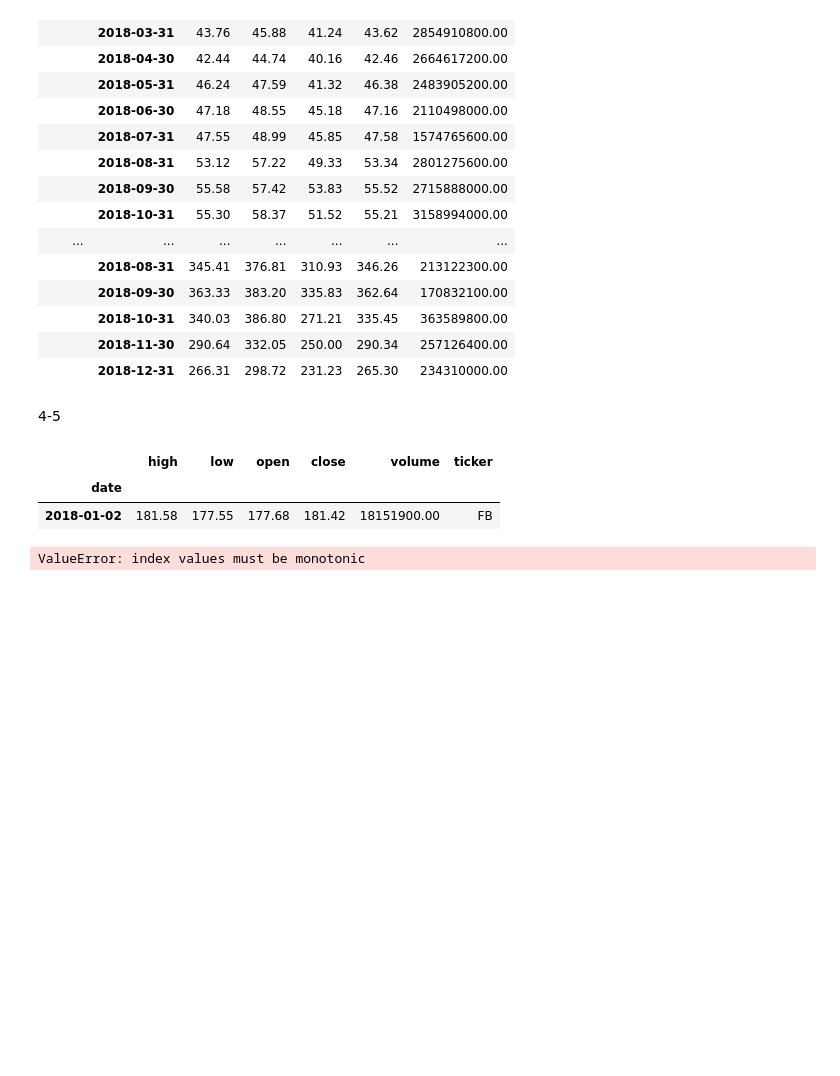
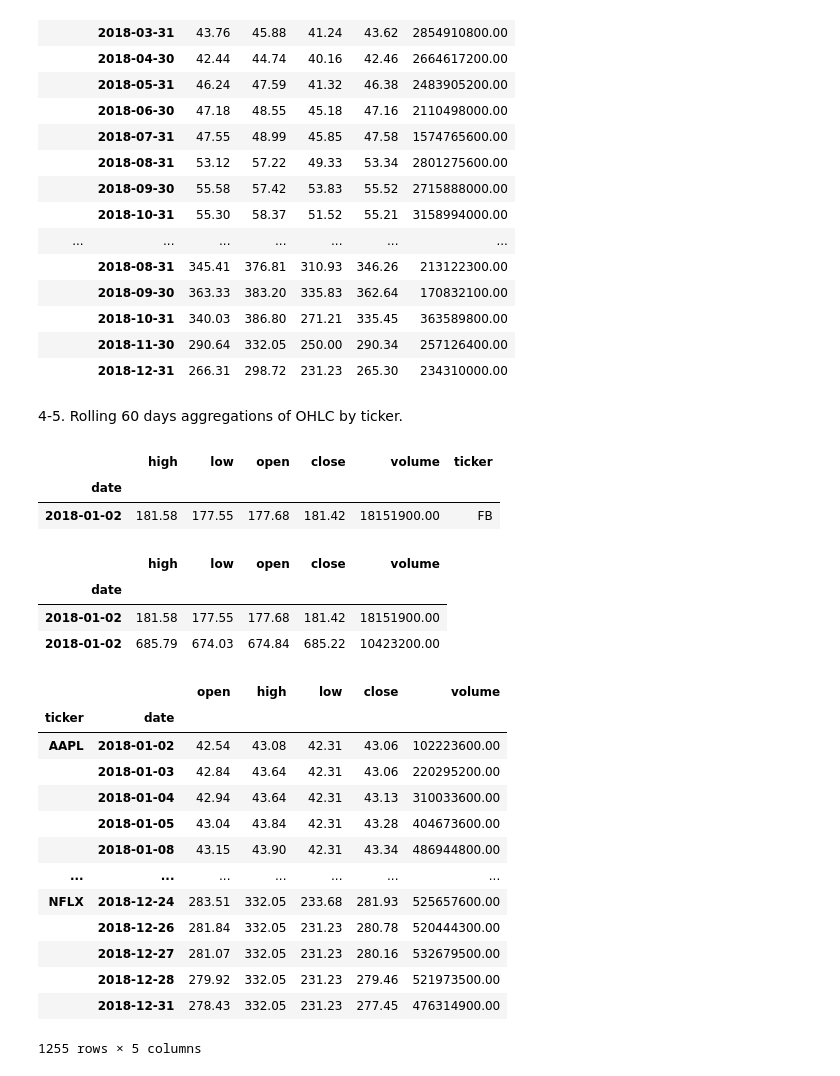
Before and after one commit to nadia-paz/ds-learning, a Jupyter notebook: data_analysis_pandas/exercises.ipynb, the cells around one changed output. Saved outputs shown, nothing was run; the diff lists cells and outputs as text; code cells hidden in the pictures; blank space fills up the shorter version.

```diff
--- a/data_analysis_pandas/exercises.ipynb
+++ b/data_analysis_pandas/exercises.ipynb
@@ -246,8 +246,8 @@ df.groupby('ticker').resample('1M').agg({
 |  | 2018-10-31 | 340.03 | 386.80 | 271.21 | 335.45 | 363589800.00 |
 |  | 2018-11-30 | 290.64 | 332.05 | 250.00 | 290.34 | 257126400.00 |
 |  | 2018-12-31 | 266.31 | 298.72 | 231.23 | 265.30 | 234310000.00 |
-# %% [markdown]
-4-5
+# %% [markdown]
+4-5. Rolling 60 days aggregations of OHLC by ticker.
 # %%
 df.head(1)
 # %% [output]
@@ -256,6 +256,36 @@ df.head(1)
 | 2018-01-02 | 181.58 | 177.55 | 177.68 | 181.42 | 18151900.00 | FB |
 # %%
 # rolling 60 days aggregations
-df.rolling('60D').mean(numeric_only = True)
+df.rolling('60D')
+# Error:
+# index values must be monotonic
-# %% [output]
-ValueError: index values must be monotonic
+# %%
+df.sort_index().rolling('60D').mean(numeric_only=True).head(2)
+# %% [output]
+|  | high | low | open | close | volume |
+| date |  |  |  |  |  |
+| 2018-01-02 | 181.58 | 177.55 | 177.68 | 181.42 | 18151900.00 |
+| 2018-01-02 | 685.79 | 674.03 | 674.84 | 685.22 | 10423200.00 |
+# %%
+df.sort_index().groupby('ticker').rolling('60D').agg({
+    'open': 'mean',
+    'high': 'max',
+    'low': 'min',
+    'close': 'mean',
+    'volume': 'sum'
+})
+# %% [output]
+|  |  | open | high | low | close | volume |
+| ticker | date |  |  |  |  |  |
+| AAPL | 2018-01-02 | 42.54 | 43.08 | 42.31 | 43.06 | 102223600.00 |
+|  | 2018-01-03 | 42.84 | 43.64 | 42.31 | 43.06 | 220295200.00 |
+|  | 2018-01-04 | 42.94 | 43.64 | 42.31 | 43.13 | 310033600.00 |
+|  | 2018-01-05 | 43.04 | 43.84 | 42.31 | 43.28 | 404673600.00 |
+|  | 2018-01-08 | 43.15 | 43.90 | 42.31 | 43.34 | 486944800.00 |
+| ... | ... | ... | ... | ... | ... | ... |
+| NFLX | 2018-12-24 | 283.51 | 332.05 | 233.68 | 281.93 | 525657600.00 |
+|  | 2018-12-26 | 281.84 | 332.05 | 231.23 | 280.78 | 520444300.00 |
+|  | 2018-12-27 | 281.07 | 332.05 | 231.23 | 280.16 | 532679500.00 |
+|  | 2018-12-28 | 279.92 | 332.05 | 231.23 | 279.46 | 521973500.00 |
+|  | 2018-12-31 | 278.43 | 332.05 | 231.23 | 277.45 | 476314900.00 |
+1255 rows × 5 columns
```
